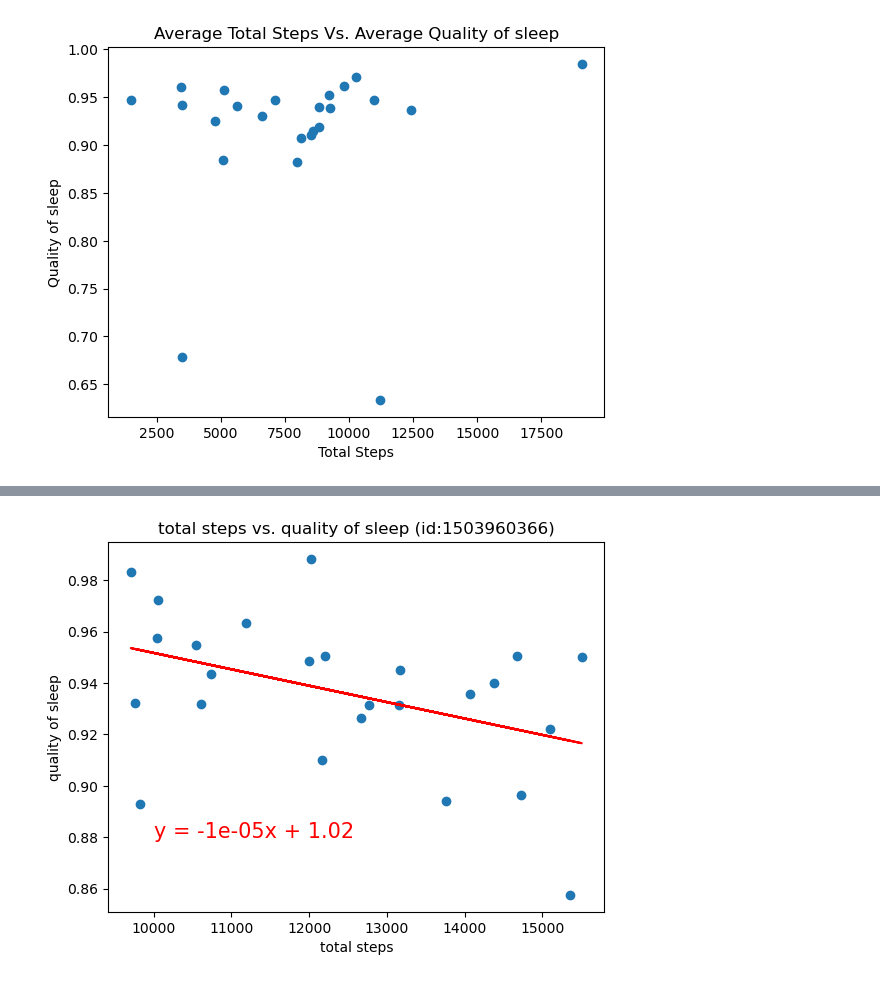
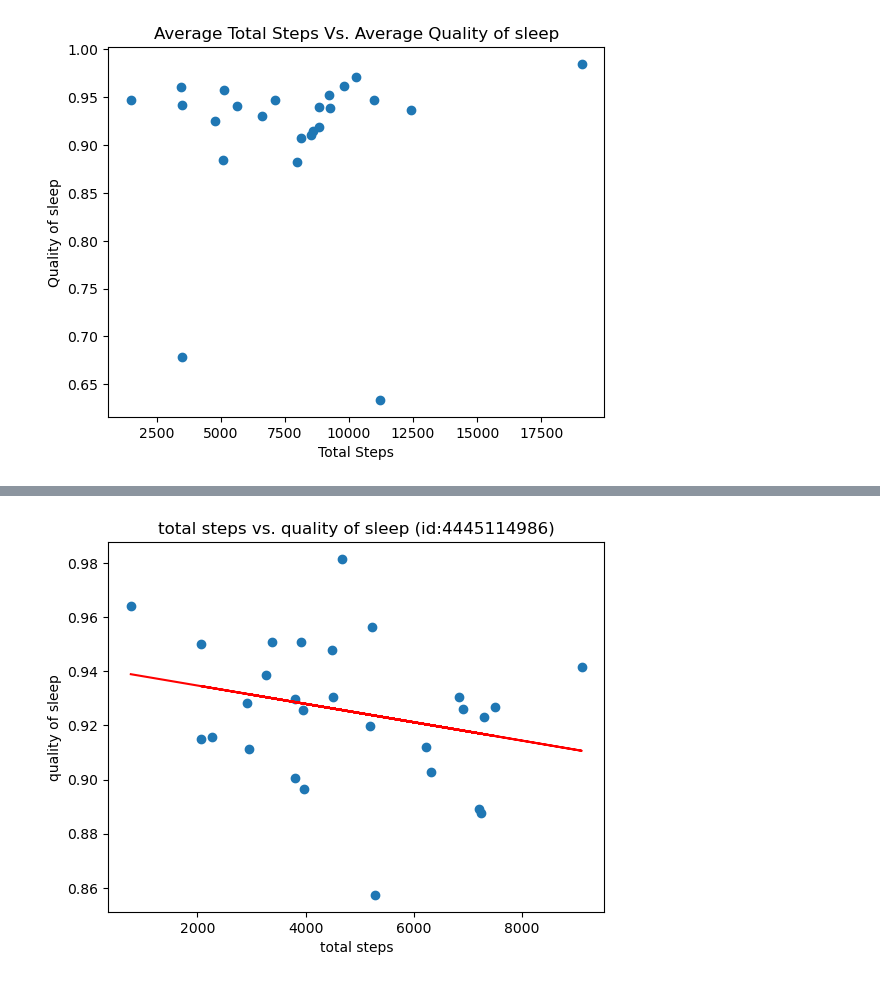
Before and after one commit to shabazmotan/Fitness-Tracking, a Jupyter notebook: (iris)sleep_vs_steps.ipynb, the cells around one changed output, grey strips where cells are left out. Cells and saved outputs as stored; diff of their text form; code cells hidden in the pictures.

Commit message:
added random

```diff
--- a/(iris)sleep_vs_steps.ipynb
+++ b/(iris)sleep_vs_steps.ipynb
@@ -8,6 +9,6 @@ from datetime import datetime,date
 # %%
-steps_path = "dailySteps_merged.csv"
-sleep_path = "sleepDay_merged.csv"
+steps_path = "Fitdata/dailySteps_merged.csv"
+sleep_path = "Fitdata/sleepDay_merged.csv"
 # %%
 steps_data = pd.read_csv(steps_path)
 sleep_data = pd.read_csv(sleep_path)
@@ -132,5 +133,5 @@ plt.show()
 [figure]
 # %%
 # randomly pick a person to look at
-random_person_df = clean_df[(clean_df['Id']==1503960366)]
-random_person_df
+ID_list = clean_df['Id'].tolist()
+random_ID = random.choice(ID_list)
@@ -154,0 +138,4 @@ random_person_df
+# %%
+# new dataframe for the selected id
+random_person_df = clean_df[(clean_df['Id']==random_ID)]
+random_person_df
@@ -155,23 +160,23 @@ random_person_df
 # %%
 # how this person has been sleeping in a month
 
 x_value = random_person_df['StepTotal']
 y_value = random_person_df['Quality of sleep']
 
 (slope, intercept, rvalue, pvalue, stderr) = linregress(x_value, y_value)
 regress_values = x_value * slope + intercept
 
-line_eq = "y = " + str(round(slope,5)) + "x + " + str(round(intercept,2))
+line_eq = "y = " + str(round(slope,6)) + "x + " + str(round(intercept,2))
 
 plt.scatter(x_value,y_value)
 plt.plot(x_value,regress_values,"r-")
 
 plt.annotate(line_eq,(10000,0.88),fontsize=15,color="red")
 
 plt.xlabel('total steps')
 plt.ylabel('quality of sleep')
-plt.title('total steps vs. quality of sleep (id:1503960366)')
+plt.title(f'total steps vs. quality of sleep (id:{random_ID})')
 
 plt.show()
 # %% [output]
-[figure, old version]
+[figure, new version]
```
Also changed, not shown: parts of 4 cells of this notebook.
